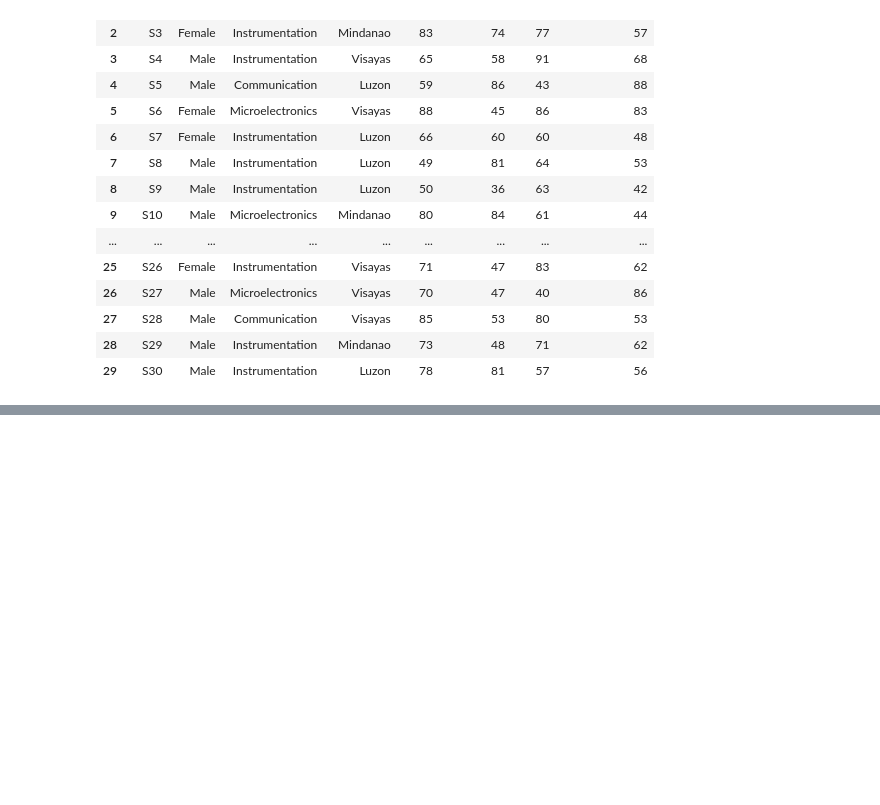
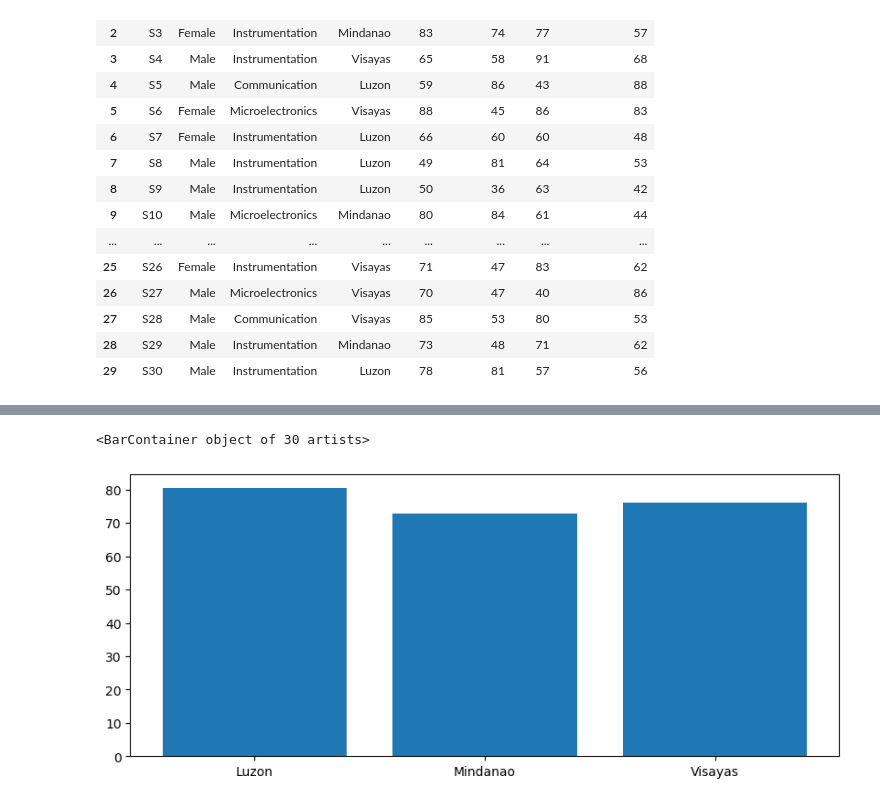
Before and after one commit to MariedelD/Experiment4_Domingo-M_2ECEA, a Jupyter notebook: Experiment4_Domingo-M_2ECEA.ipynb, the cells around one changed output, grey strips where cells are left out. Saved outputs shown, nothing was run; the diff lists cells and outputs as text; code cells hidden in the pictures; blank space fills up the shorter version.

```diff
--- a/Experiment4_Domingo-M_2ECEA.ipynb
+++ b/Experiment4_Domingo-M_2ECEA.ipynb
@@ -33,0 +81,12 @@ Vis
+# %%
+#This function defines the size of the graph.
+plt.figure(figsize=(10,4))
+
+#This function defines the type of graph to be used and determines the values for the x-axis and y-axis
+plt.bar(board['Hometown'],board['Average'])
+
+
+#The bar graph below shows that Luzon have the highest average grade, while Mindanao  region having the lowest.
+# %% [output]
+<BarContainer object of 30 artists>
+[figure, added]
```
Also changed, not shown: parts of 6 cells of this notebook.
